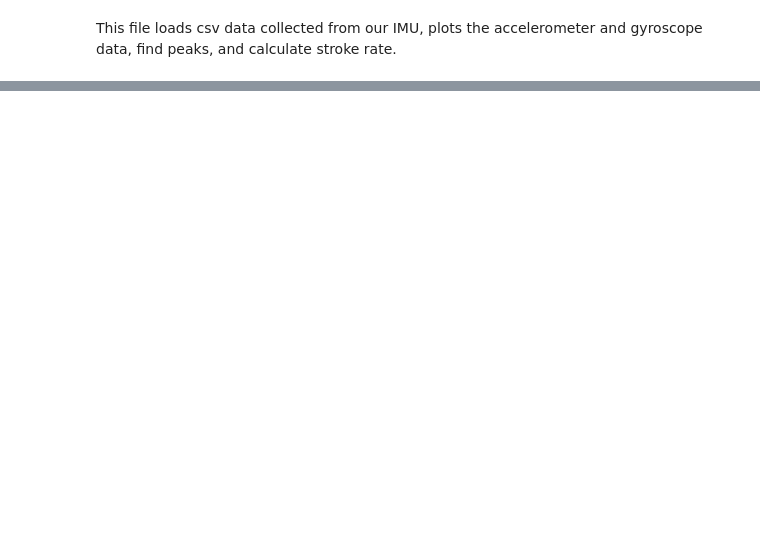
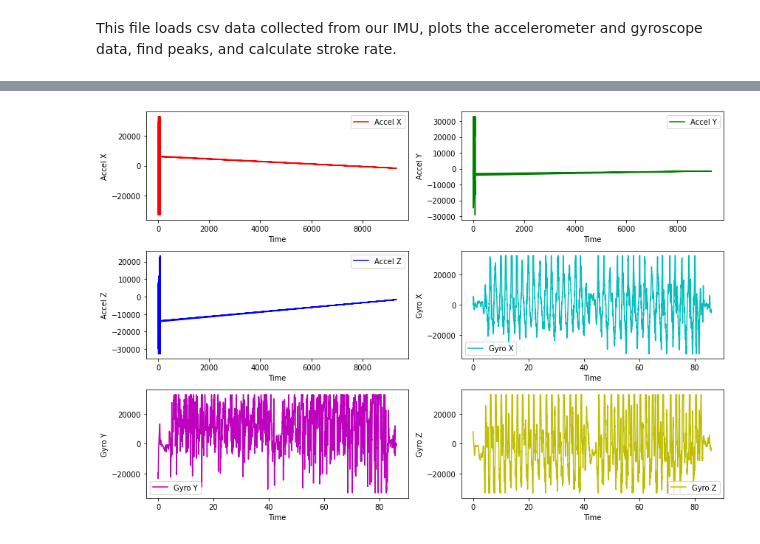
Before and after one commit to IddoSadeh/FORM24, a Jupyter notebook: esp IMU/imuProcess.ipynb, the cells around one changed output, grey strips where cells are left out. Cells and saved outputs as stored; diff of their text form; code cells hidden in the pictures; blank space fills up the shorter version.

```diff
--- a/esp IMU/imuProcess.ipynb
+++ b/esp IMU/imuProcess.ipynb
@@ -118,0 +6,81 @@ plt.show()
+# %%
+# FOR FORM TO ADJUST: File path to data
+file_path = "../downloaded_files/IMU_0_00-17-14.csv"
+
+data = pd.read_csv(file_path, on_bad_lines='skip')
+
+# Ignore this
+data_set_temp_string = 'data6'
+print("Data preview:")
+print(data.head())
+
+show_plots = True
+
+# Extract the columns
+timestamps = data['Time']
+timestamps = timestamps - timestamps[0]
+accel_x = data['AccelX']
+accel_y = data['AccelY']
+accel_z = data['AccelZ']
+gyro_x = data['GyroX']
+gyro_y = data['GyroY']
+gyro_z = data['GyroZ']
+
+# Adjust timestamps to match the length of smoothed data and convert to seconds
+adjusted_timestamps = timestamps[:len(accel_x)] / 1000
+
+import matplotlib.pyplot as plt
+
+from scipy.signal import savgol_filter
+
+# Apply Savitzky-Golay filter twice for extra smoothing
+smoothed_accel_x = savgol_filter(savgol_filter(accel_x, window_length=75, polyorder=2), window_length=65, polyorder=2)
+smoothed_accel_y = savgol_filter(savgol_filter(accel_y, window_length=75, polyorder=2), window_length=65, polyorder=2)
+smoothed_accel_z = savgol_filter(savgol_filter(accel_z, window_length=75, polyorder=2), window_length=65, polyorder=2)
+smoothed_gyro_x = savgol_filter(savgol_filter(gyro_x, window_length=75, polyorder=2), window_length=65, polyorder=2)
+smoothed_gyro_y = savgol_filter(savgol_filter(gyro_y, window_length=75, polyorder=2), window_length=65, polyorder=2)
+smoothed_gyro_z = savgol_filter(savgol_filter(gyro_z, window_length=75, polyorder=2), window_length=65, polyorder=2)
+
+
+# Plot all six data series over time
+plt.figure(figsize=(12, 8))
+
+plt.subplot(3, 2, 1)
+plt.plot(adjusted_timestamps, accel_x, label='Accel X', color='r')
+plt.xlabel('Time')
+plt.ylabel('Accel X')
+plt.legend()
+
+plt.subplot(3, 2, 2)
+plt.plot(adjusted_timestamps, accel_y, label='Accel Y', color='g')
+plt.xlabel('Time')
+plt.ylabel('Accel Y')
+plt.legend()
+
+plt.subplot(3, 2, 3)
+plt.plot(adjusted_timestamps, accel_z, label='Accel Z', color='b')
+plt.xlabel('Time')
+plt.ylabel('Accel Z')
+plt.legend()
+
+plt.subplot(3, 2, 4)
+plt.plot(adjusted_timestamps, gyro_x, label='Gyro X', color='c')
+plt.xlabel('Time')
+plt.ylabel('Gyro X')
+plt.legend()
+
+plt.subplot(3, 2, 5)
+plt.plot(adjusted_timestamps, gyro_y, label='Gyro Y', color='m')
+plt.xlabel('Time')
+plt.ylabel('Gyro Y')
+plt.legend()
+
+plt.subplot(3, 2, 6)
+plt.plot(adjusted_timestamps, gyro_z, label='Gyro Z', color='y')
+plt.xlabel('Time')
+plt.ylabel('Gyro Z')
+plt.legend()
+
+plt.tight_layout()
+plt.show()
+# %% [output]
@@ -118,0 +94 @@ plt.show()
+[figure, added]
```
Also changed, not shown: parts of 12 cells of this notebook, 7 other files.
